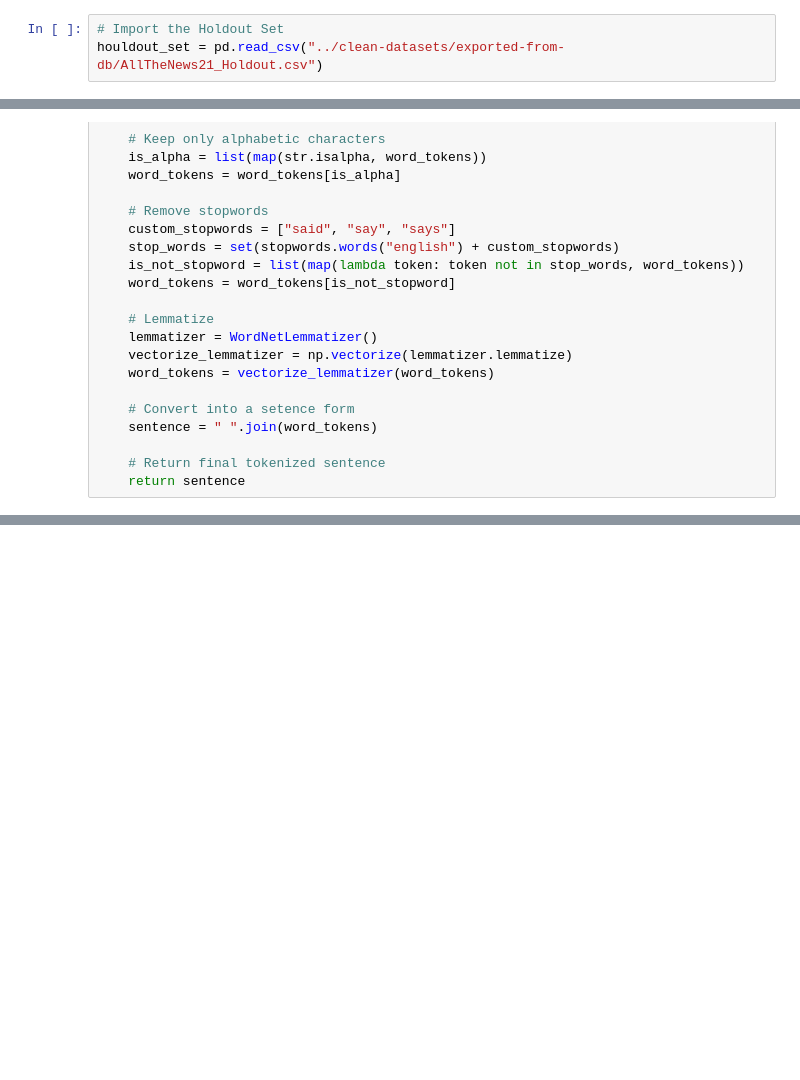
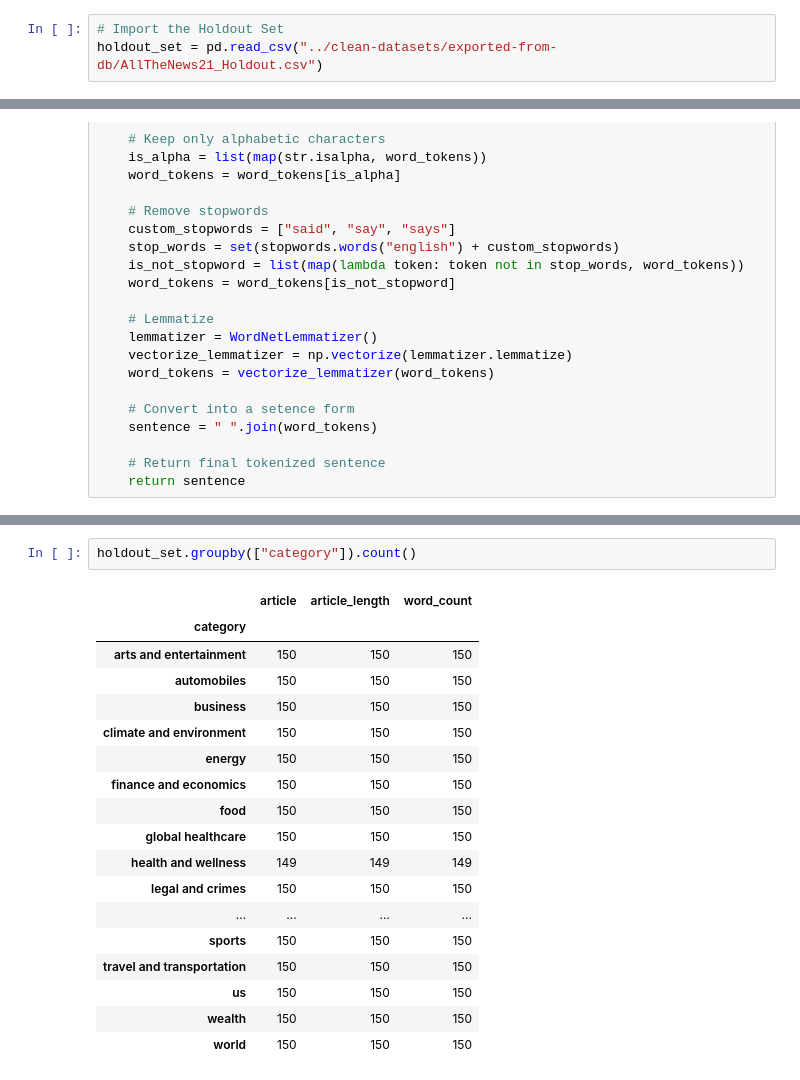
Before and after one commit to maevadevs/Whats-In-The-News, a Jupyter notebook: notebooks/zz. Final Testing on Holdout Set With Logistic Regression Model.ipynb, the cells around one changed output, grey strips where cells are left out. Saved outputs shown, nothing was run; the diff lists cells and outputs as text; blank space fills up the shorter version.

```diff
--- a/notebooks/zz. Final Testing on Holdout Set With Logistic Regression Model.ipynb
+++ b/notebooks/zz. Final Testing on Holdout Set With Logistic Regression Model.ipynb
@@ -12,6 +18,6 @@ import pandas as pd
 # %%
 # Import the Holdout Set
-houldout_set = pd.read_csv("../clean-datasets/exported-from-db/AllTheNews21_Holdout.csv")
+holdout_set = pd.read_csv("../clean-datasets/exported-from-db/AllTheNews21_Holdout.csv")
 # %%
 # Import the model to test
 pickle_file = "../saved-classification-models/allthenews21/MultinomialLogisticRegression-TFIDF5000-Best-RandomizedSearch3CV.pkl"
@@ -62,0 +82,21 @@ with open(pickle_file, 'rb') as file:
+# %%
+holdout_set.groupby(["category"]).count()
+# %% [output]
+|  | article | article_length | word_count |
+| category |  |  |  |
+| arts and entertainment | 150 | 150 | 150 |
+| automobiles | 150 | 150 | 150 |
+| business | 150 | 150 | 150 |
+| climate and environment | 150 | 150 | 150 |
+| energy | 150 | 150 | 150 |
+| finance and economics | 150 | 150 | 150 |
+| food | 150 | 150 | 150 |
+| global healthcare | 150 | 150 | 150 |
+| health and wellness | 149 | 149 | 149 |
+| legal and crimes | 150 | 150 | 150 |
+| ... | ... | ... | ... |
+| sports | 150 | 150 | 150 |
+| travel and transportation | 150 | 150 | 150 |
+| us | 150 | 150 | 150 |
+| wealth | 150 | 150 | 150 |
+| world | 150 | 150 | 150 |
```
Also changed, not shown: parts of 19 cells of this notebook, 11 other files.
